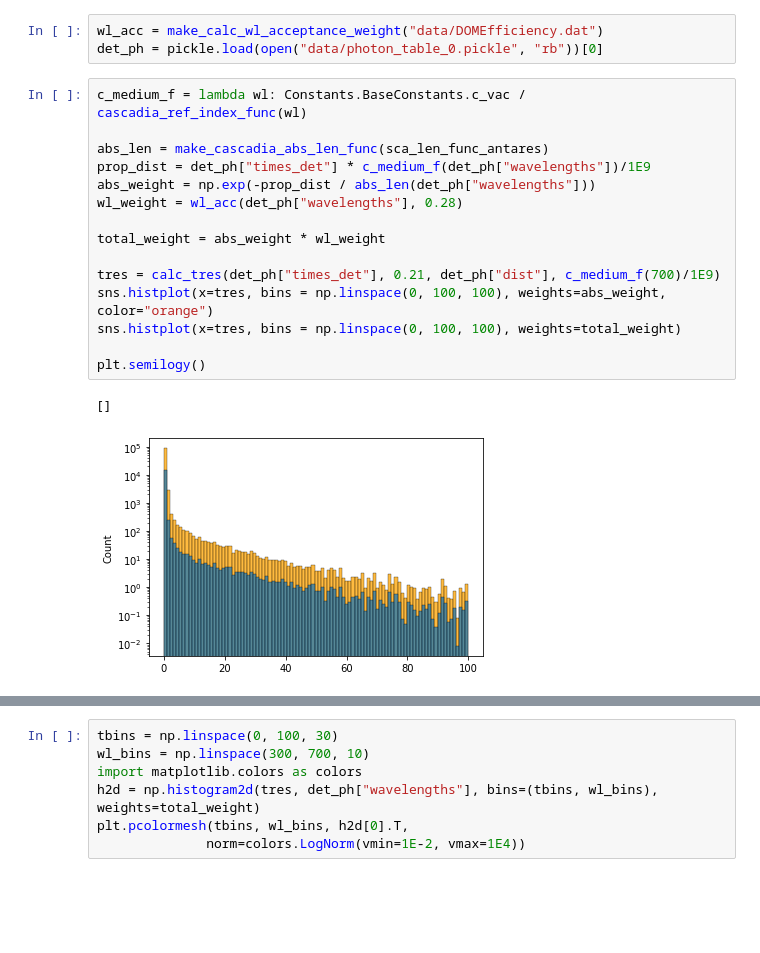
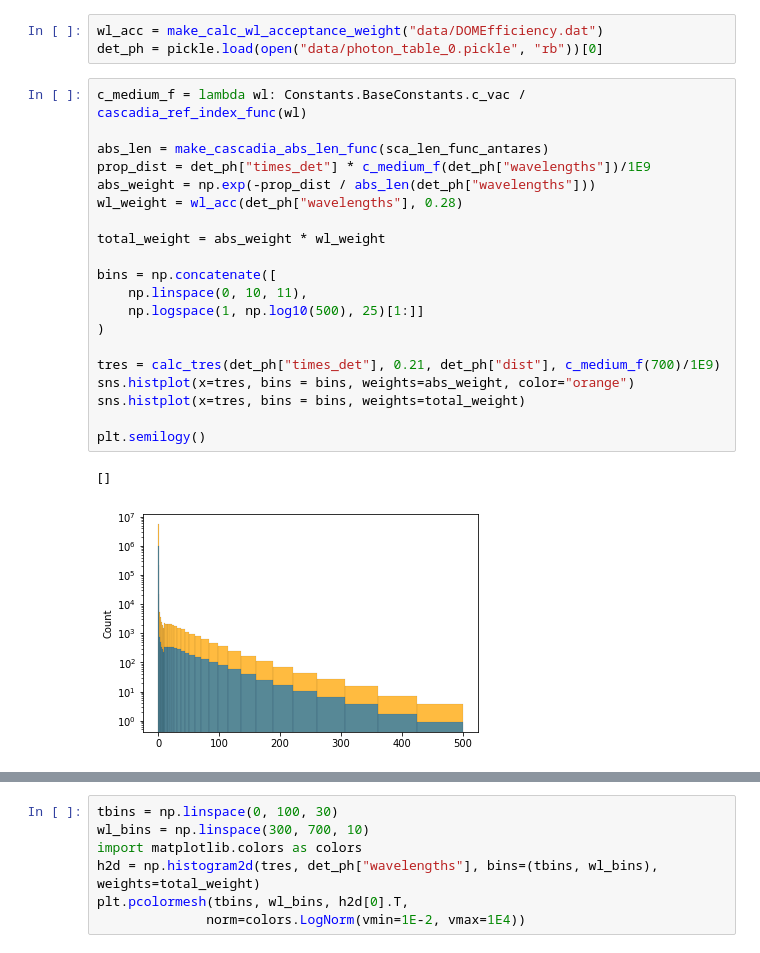
Before and after one commit to pone-software/hyperion, a Jupyter notebook: eval_photon_sims.ipynb, the cells around one changed output, grey strips where cells are left out. Cells and saved outputs as stored; diff of their text form; blank space fills up the shorter version.

```diff
--- a/eval_photon_sims.ipynb
+++ b/eval_photon_sims.ipynb
@@ -107,18 +104,23 @@ det_ph = pickle.load(open("data/photon_table_0.pickle", "rb"))[0]
 # %%
 c_medium_f = lambda wl: Constants.BaseConstants.c_vac / cascadia_ref_index_func(wl)
 
 abs_len = make_cascadia_abs_len_func(sca_len_func_antares)
 prop_dist = det_ph["times_det"] * c_medium_f(det_ph["wavelengths"])/1E9
 abs_weight = np.exp(-prop_dist / abs_len(det_ph["wavelengths"]))
 wl_weight = wl_acc(det_ph["wavelengths"], 0.28)
 
 total_weight = abs_weight * wl_weight
 
+bins = np.concatenate([
+    np.linspace(0, 10, 11),
+    np.logspace(1, np.log10(500), 25)[1:]]
+)
+
 tres = calc_tres(det_ph["times_det"], 0.21, det_ph["dist"], c_medium_f(700)/1E9)
-sns.histplot(x=tres, bins = np.linspace(0, 100, 100), weights=abs_weight, color="orange")
-sns.histplot(x=tres, bins = np.linspace(0, 100, 100), weights=total_weight)
+sns.histplot(x=tres, bins = bins, weights=abs_weight, color="orange")
+sns.histplot(x=tres, bins = bins, weights=total_weight)
 
 plt.semilogy()
 # %% [output]
 []
-[figure, old version]
+[figure, new version]
```
Also changed, not shown: parts of 2 cells of this notebook, 3 other files.
